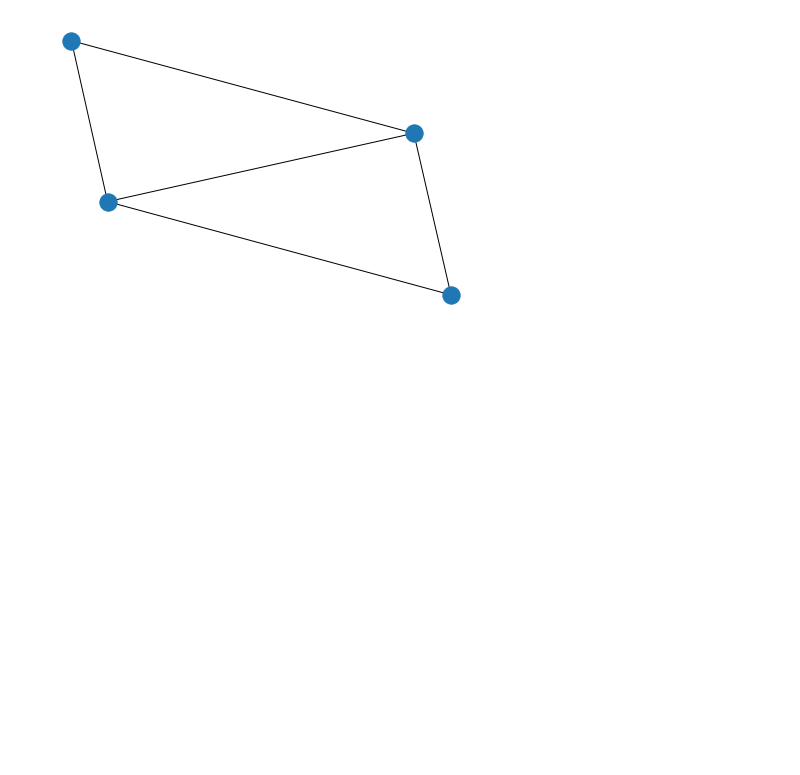
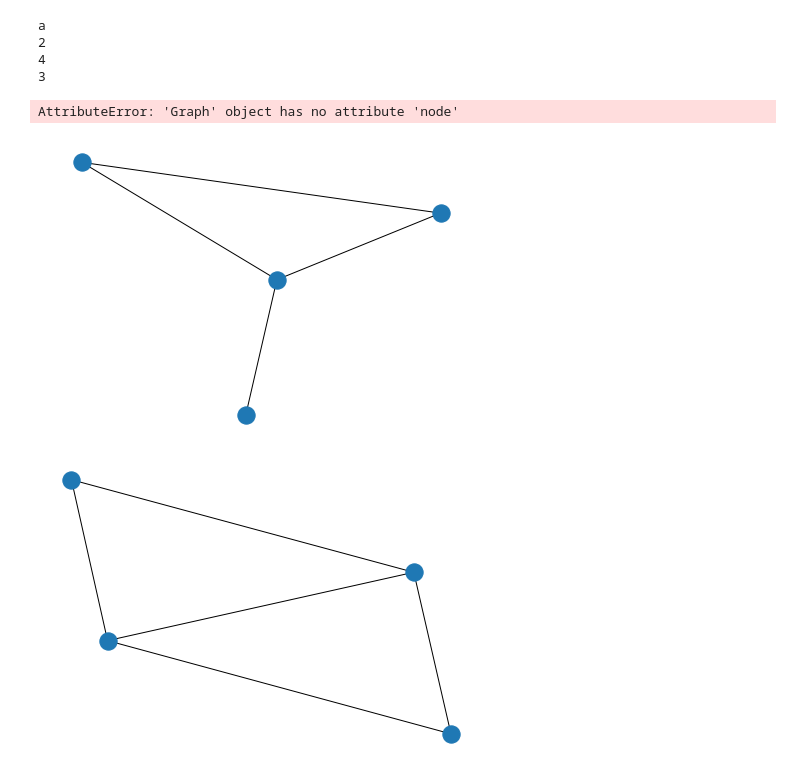
Before and after one commit to hera0109/Intern_prestudy2020, a Jupyter notebook: code/test.ipynb, the cells around one changed output. Saved outputs shown, nothing was run; the diff lists cells and outputs as text; code cells hidden in the pictures; blank space fills up the shorter version.

```diff
--- a/code/test.ipynb
+++ b/code/test.ipynb
@@ -19,3 +28,22 @@ nx.draw(G)
+# %%
+G = nx.Graph()
+#G.add_nodes_from(['a',2,3])(e[0], e[1], weight=e[2]*100)
+G.add_edge('a',2, weight=1)
+G.add_edge('a',4, weight=2)
+G.add_edge(2,4, weight=4)
+G.add_edge(2,3, weight=1)
+nx.draw(G, label=True)
+
+for node in G:
+    print(node)
+G.node['a']
+# %% [output]
+a
+2
+4
+3
+AttributeError: 'Graph' object has no attribute 'node'
+[figure, added]
 # %%
 G = nx.Graph()
 G.add_nodes_from(['a',2,3,4])
```
Also changed, not shown: parts of 1 cell of this notebook, 5 other files.
